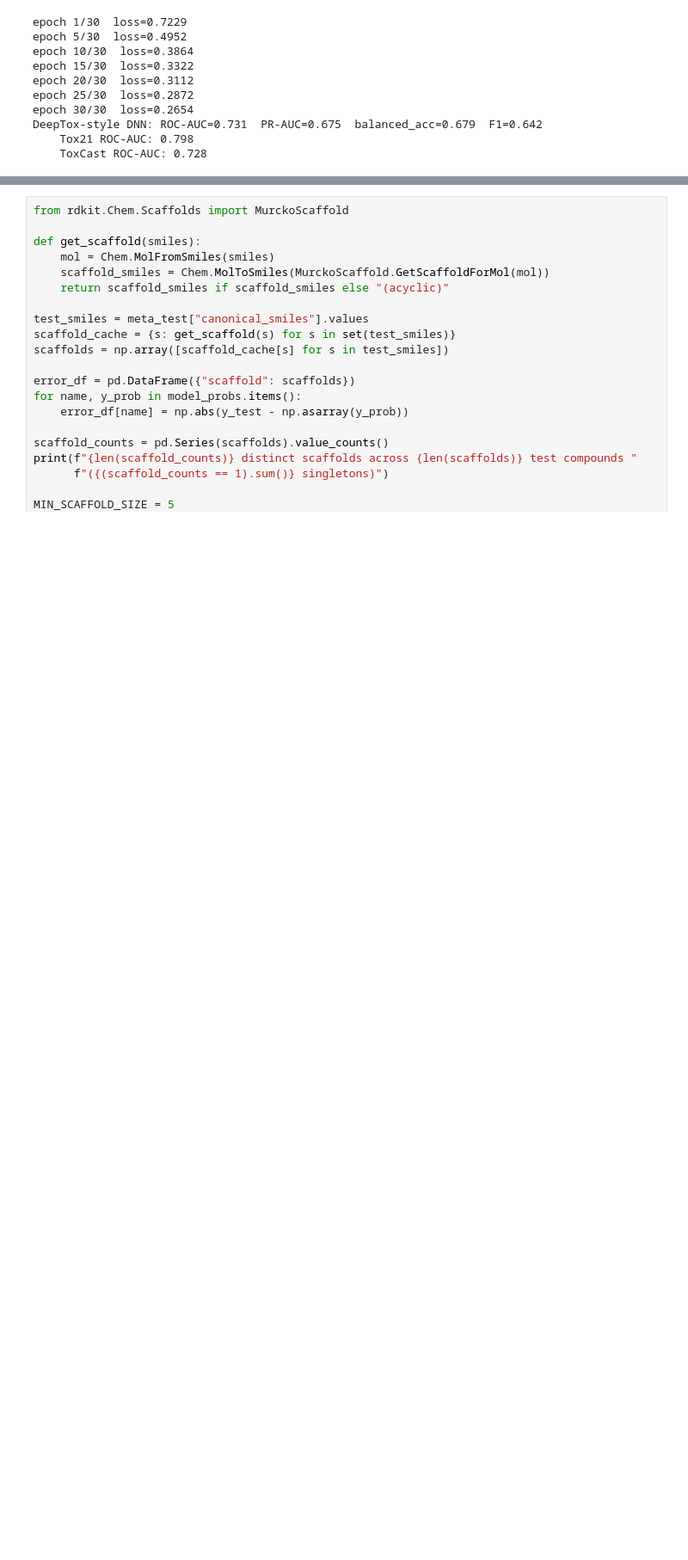
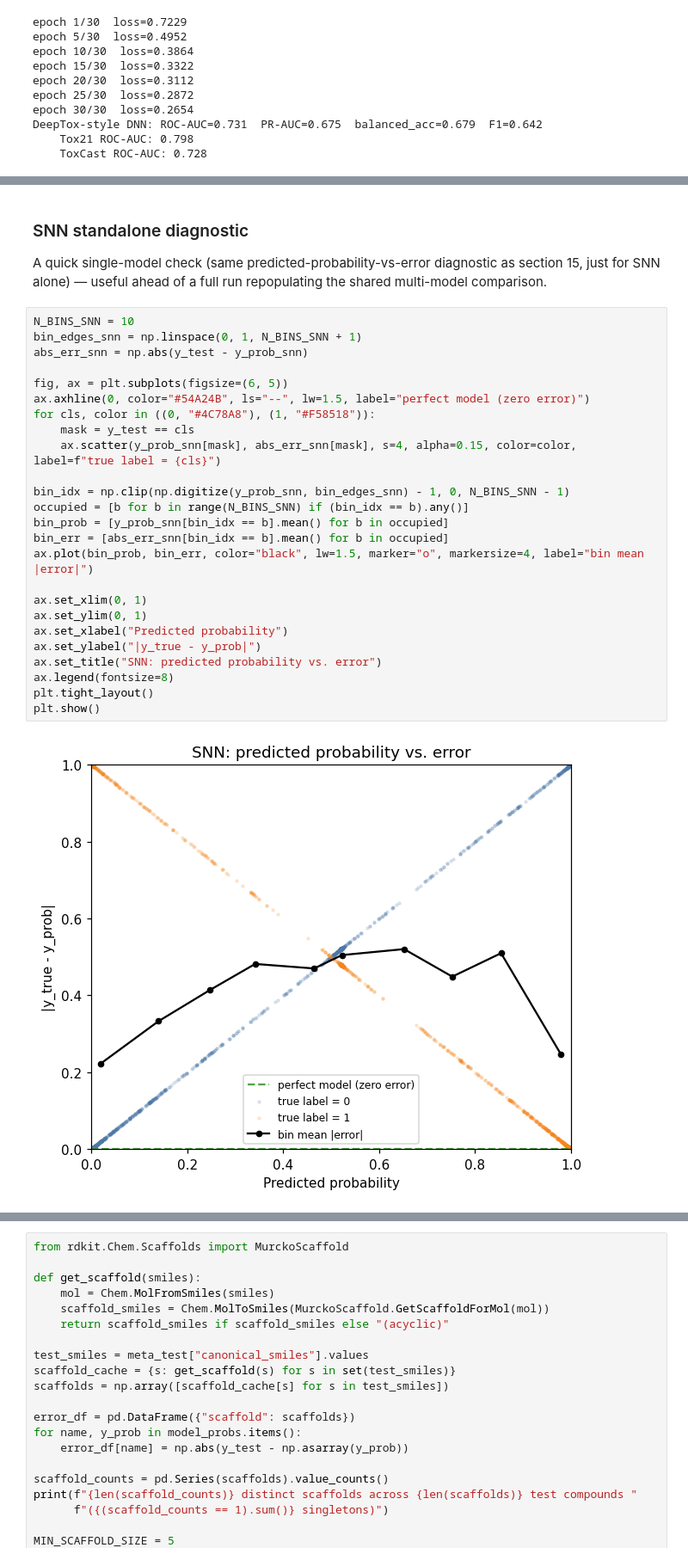
Before and after one commit to akkarimi/cytotoxicity-dataset-collection, a Jupyter notebook: notebooks/eda_and_baselines.ipynb, the cells around one changed output, grey strips where cells are left out. Shown at 86% size. Drawn from its saved outputs; the diff is of its cells as text; blank space fills up the shorter version.

```diff
--- a/notebooks/eda_and_baselines.ipynb
+++ b/notebooks/eda_and_baselines.ipynb
@@ -526 +651,33 @@ DeepTox-style DNN: ROC-AUC=0.731  PR-AUC=0.675  balanced_acc=0.679  F1=0.642
+# %% [markdown]
+### SNN standalone diagnostic
+
+A quick single-model check (same predicted-probability-vs-error diagnostic as section 15, just
+for SNN alone) — useful ahead of a full run repopulating the shared multi-model comparison.
+# %%
+N_BINS_SNN = 10
+bin_edges_snn = np.linspace(0, 1, N_BINS_SNN + 1)
+abs_err_snn = np.abs(y_test - y_prob_snn)
+
+fig, ax = plt.subplots(figsize=(6, 5))
+ax.axhline(0, color="#54A24B", ls="--", lw=1.5, label="perfect model (zero error)")
+for cls, color in ((0, "#4C78A8"), (1, "#F58518")):
+    mask = y_test == cls
+    ax.scatter(y_prob_snn[mask], abs_err_snn[mask], s=4, alpha=0.15, color=color, label=f"true label = {cls}")
+
+bin_idx = np.clip(np.digitize(y_prob_snn, bin_edges_snn) - 1, 0, N_BINS_SNN - 1)
+occupied = [b for b in range(N_BINS_SNN) if (bin_idx == b).any()]
+bin_prob = [y_prob_snn[bin_idx == b].mean() for b in occupied]
+bin_err = [abs_err_snn[bin_idx == b].mean() for b in occupied]
+ax.plot(bin_prob, bin_err, color="black", lw=1.5, marker="o", markersize=4, label="bin mean |error|")
+
+ax.set_xlim(0, 1)
+ax.set_ylim(0, 1)
+ax.set_xlabel("Predicted probability")
+ax.set_ylabel("|y_true - y_prob|")
+ax.set_title("SNN: predicted probability vs. error")
+ax.legend(fontsize=8)
+plt.tight_layout()
+plt.show()
+# %% [output]
+[figure, added]
 # %% [markdown]
```
Also changed, not shown: parts of 29 cells of this notebook, 1 other file.
